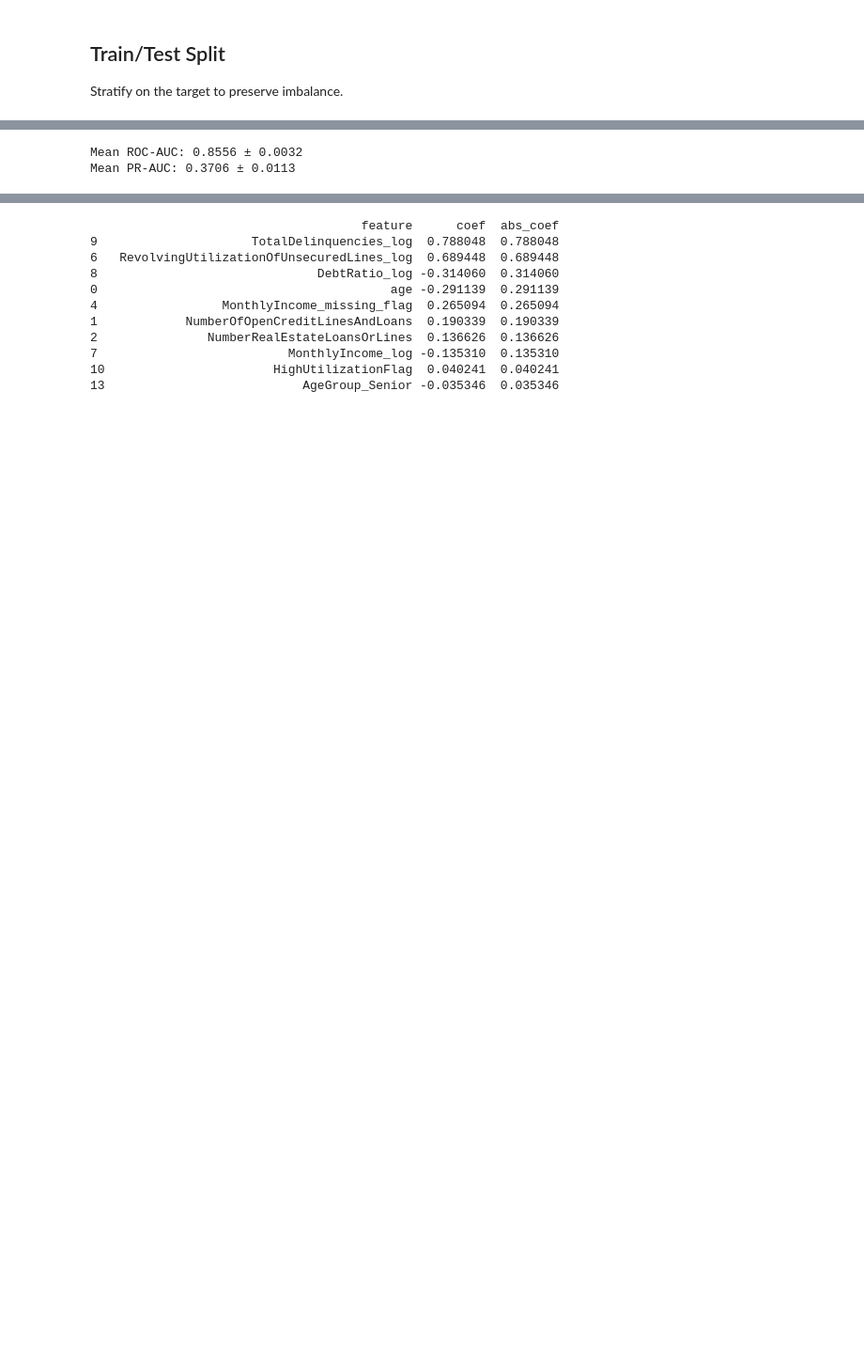
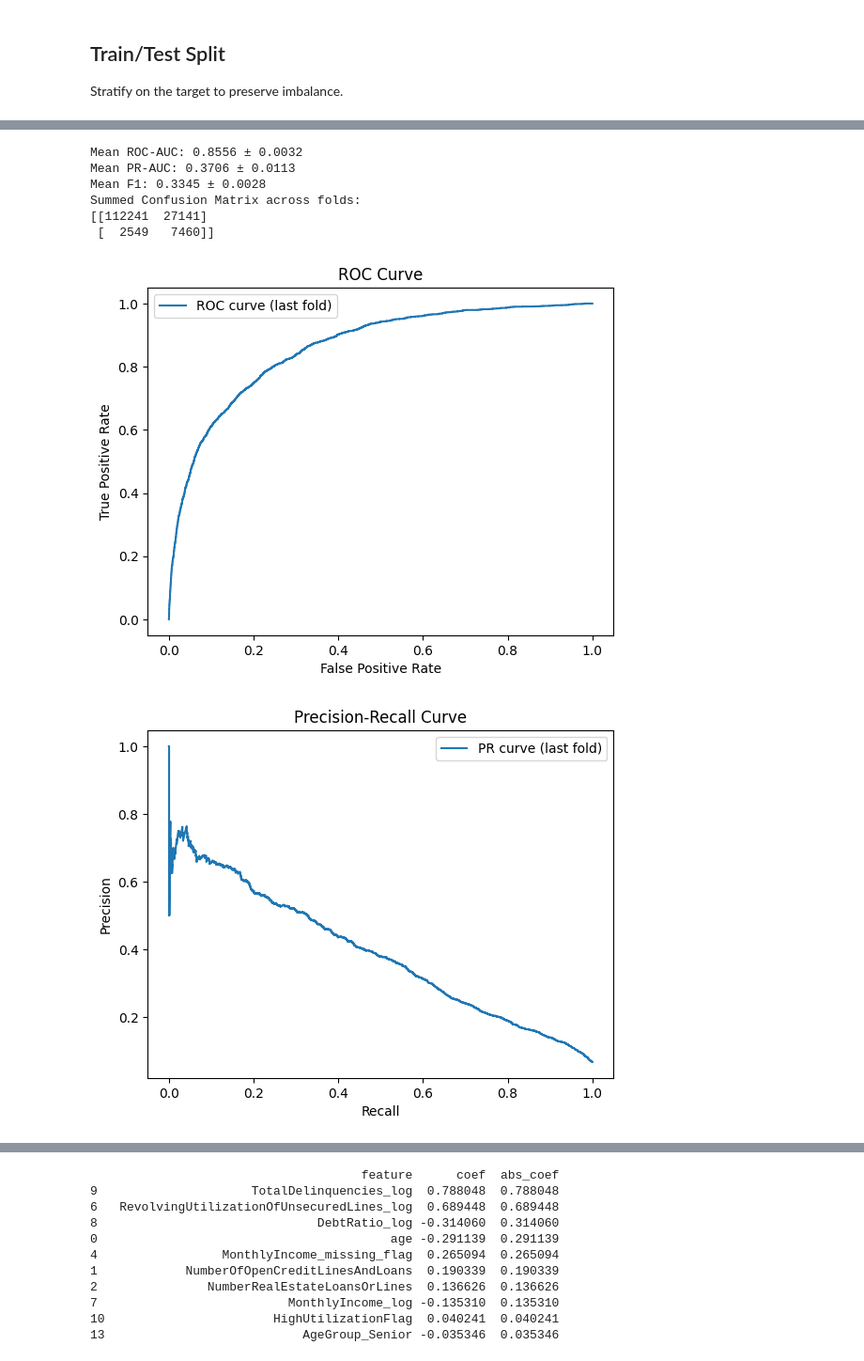
Before and after one commit to fanryan/loanvet, a Jupyter notebook: notebooks/01_baseline_model.ipynb, the cells around one changed output, grey strips where cells are left out. Shown at 94% size. Saved outputs shown, nothing was run; the diff lists cells and outputs as text; code cells hidden in the pictures; blank space fills up the shorter version.

```diff
--- a/notebooks/01_baseline_model.ipynb
+++ b/notebooks/01_baseline_model.ipynb
@@ -69,29 +122,63 @@ Calculate ROC‑AUC and PR‑AUC.
 # %%
 skf = StratifiedKFold(n_splits=5, shuffle=True, random_state=42)
 
 roc_auc_scores = []
 pr_auc_scores = []
+f1_scores = []
+cm_sum = np.array([[0, 0], [0, 0]])
 
 for train_idx, test_idx in skf.split(X, y):
     X_train, X_test = X.iloc[train_idx], X.iloc[test_idx]
     y_train, y_test = y.iloc[train_idx], y.iloc[test_idx]
 
     pipeline = make_pipeline(
         StandardScaler(),
         LogisticRegression(class_weight="balanced", max_iter=1000, random_state=42)
     )
     pipeline.fit(X_train, y_train)
     y_pred_prob = pipeline.predict_proba(X_test)[:, 1]
 
+    y_pred = (y_pred_prob >= 0.5).astype(int)
+
     roc_auc = roc_auc_score(y_test, y_pred_prob)
     precision, recall, _ = precision_recall_curve(y_test, y_pred_prob)
     pr_auc = auc(recall, precision)
+    f1 = f1_score(y_test, y_pred)
+    cm = confusion_matrix(y_test, y_pred)
 
     roc_auc_scores.append(roc_auc)
     pr_auc_scores.append(pr_auc)
+    f1_scores.append(f1)
+    cm_sum += cm
 
 print(f"Mean ROC-AUC: {np.mean(roc_auc_scores):.4f} ± {np.std(roc_auc_scores):.4f}")
 print(f"Mean PR-AUC: {np.mean(pr_auc_scores):.4f} ± {np.std(pr_auc_scores):.4f}")
+print(f"Mean F1: {np.mean(f1_scores):.4f} ± {np.std(f1_scores):.4f}")
+print("Summed Confusion Matrix across folds:")
+print(cm_sum)
+
+fpr, tpr, _ = roc_curve(y_test, y_pred_prob)
+precision, recall, _ = precision_recall_curve(y_test, y_pred_prob)
+
+plt.plot(fpr, tpr, label='ROC curve (last fold)')
+plt.xlabel('False Positive Rate')
+plt.ylabel('True Positive Rate')
+plt.title('ROC Curve')
+plt.legend()
+plt.show()
+
+plt.plot(recall, precision, label='PR curve (last fold)')
+plt.xlabel('Recall')
+plt.ylabel('Precision')
+plt.title('Precision-Recall Curve')
+plt.legend()
+plt.show()
 # %% [output]
 Mean ROC-AUC: 0.8556 ± 0.0032
 Mean PR-AUC: 0.3706 ± 0.0113
+Mean F1: 0.3345 ± 0.0028
+Summed Confusion Matrix across folds:
+[[112241  27141]
+ [  2549   7460]]
+[figure, added]
+[figure, added]
```
Also changed, not shown: parts of 11 cells of this notebook, 5 other files.
